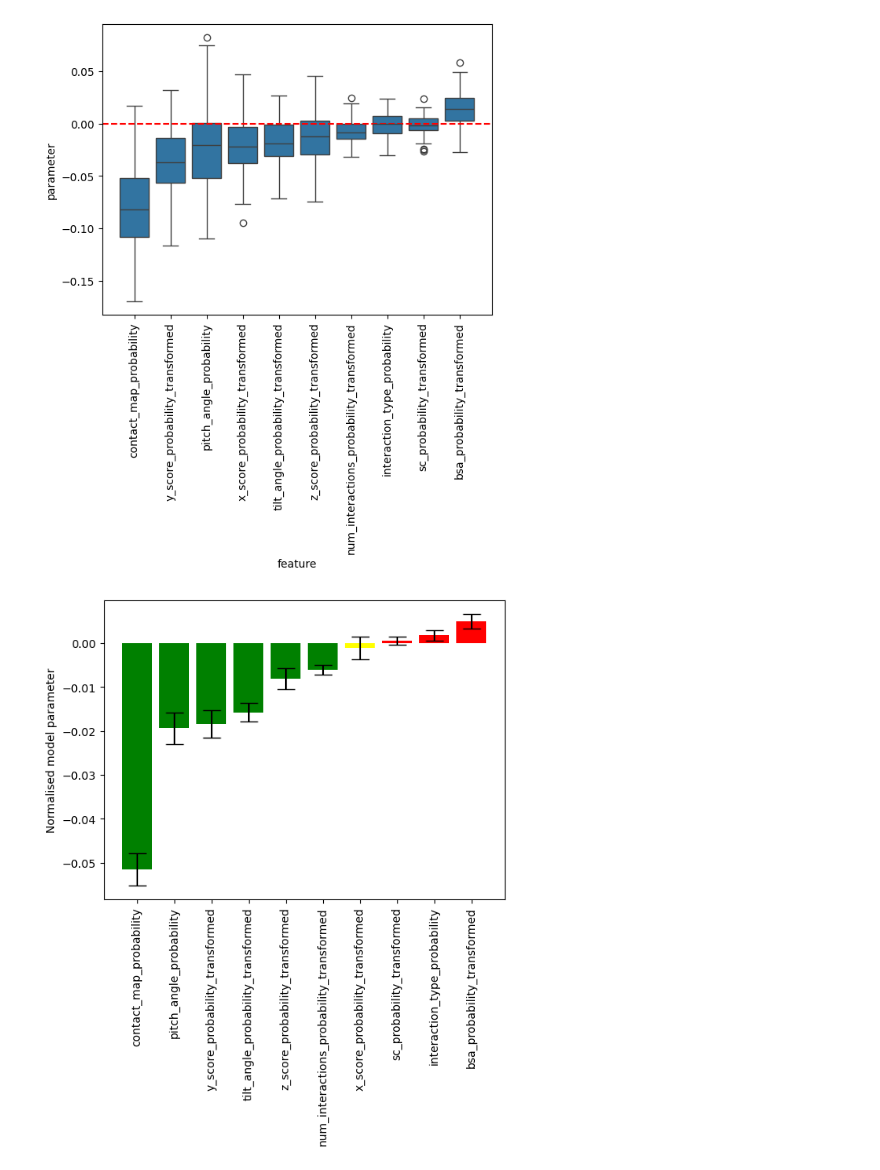
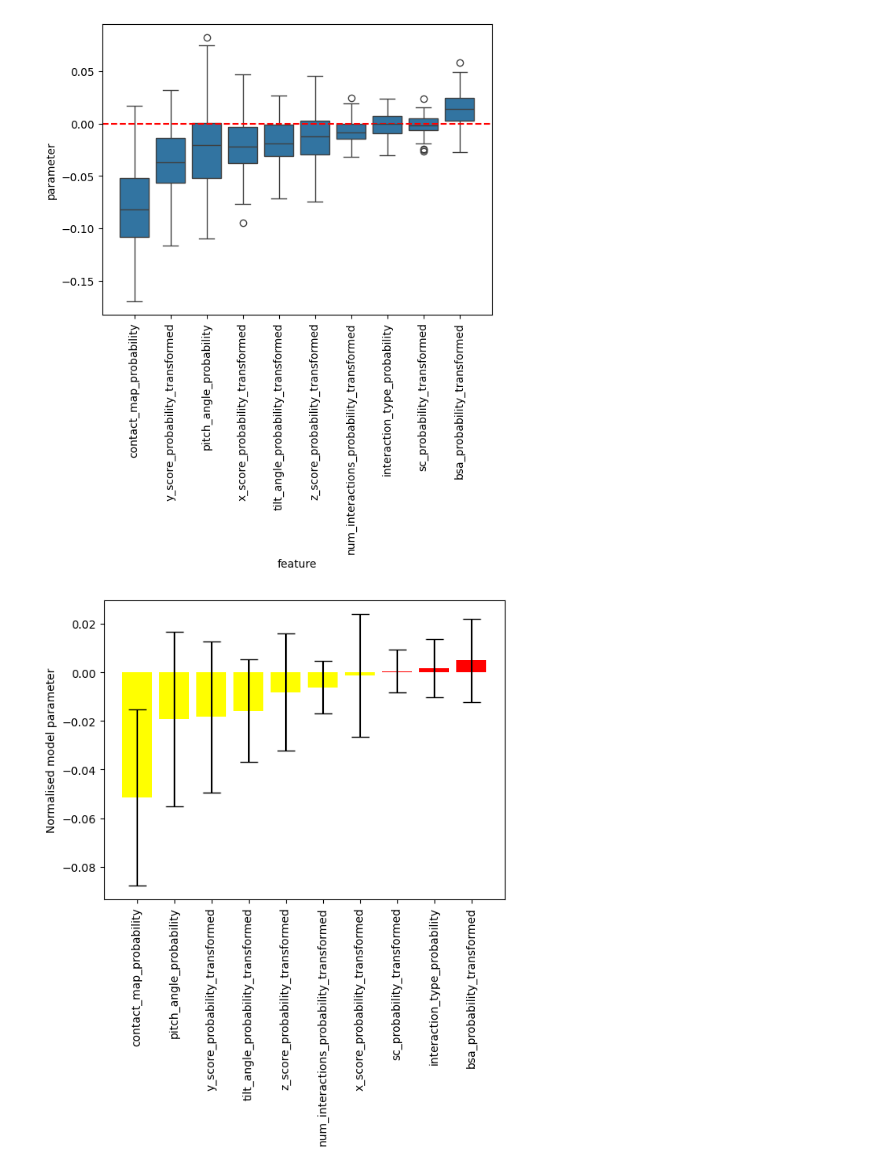
Before and after one commit to benjiemc/tcr-pmhc-predicted-structures, a Jupyter notebook: notebooks/compare_structural_features_to_confidence.ipynb, the cells around one changed output. Saved outputs shown, nothing was run; the diff lists cells and outputs as text; code cells hidden in the pictures.

Commit message:
Redo confidence calculations using bootstrap STD and normal probability

```diff
--- a/notebooks/compare_structural_features_to_confidence.ipynb
+++ b/notebooks/compare_structural_features_to_confidence.ipynb
@@ -1297,11 +1297,13 @@ plt.plot()
 []
 [figure]
 # %%
-bootstrap_parameters_agg = bootstrap_parameters.groupby('feature')['parameter'].agg(['mean', 'sem']).sort_values('mean')
+norm_val = scipy.stats.norm.ppf(1 - SIGNIFICANCE_LEVEL / 2)
+bootstrap_parameters_agg = bootstrap_parameters.groupby('feature')['parameter'].agg(['mean', 'std']).sort_values('mean')
 
 parameter_analysis = pd.concat([coefficients_no_outliers, bootstrap_parameters_agg], axis=1)
 parameter_analysis['ci'] = parameter_analysis.apply(
-    lambda row: (row['parameter'] - row['sem'], row['parameter'] + row['sem']), axis=1
+    lambda row, norm_val=norm_val: (row['parameter'] - norm_val * row['std'], row['parameter'] + norm_val * row['std']),
+    axis=1,
 )
 # %%
 def assign_colour(parameter: float, ci: tuple[float, float]) -> str:
@@ -1318,22 +1320,22 @@ colours = parameter_analysis.apply(lambda row: assign_colour(row['parameter'], r
 # %%
 fig, ax = plt.subplots(1, 1)
 
 ax.bar(parameter_analysis.index, parameter_analysis['parameter'], color=colours)
 
 ax.errorbar(
     parameter_analysis.index,
     parameter_analysis['parameter'],
-    parameter_analysis['sem'],
+    parameter_analysis['std'],
     fmt='none',
     color='black',
     capsize=8,
 )
 
 ax.set_xticks(ax.get_xticks())
 ax.set_xticklabels(ax.get_xticklabels(), rotation=90)
 
 ax.set_ylabel('Normalised model parameter')
 
 plt.show()
 # %% [output]
-[figure, old version]
+[figure, new version]
```
Also changed, not shown: 4 other files.
